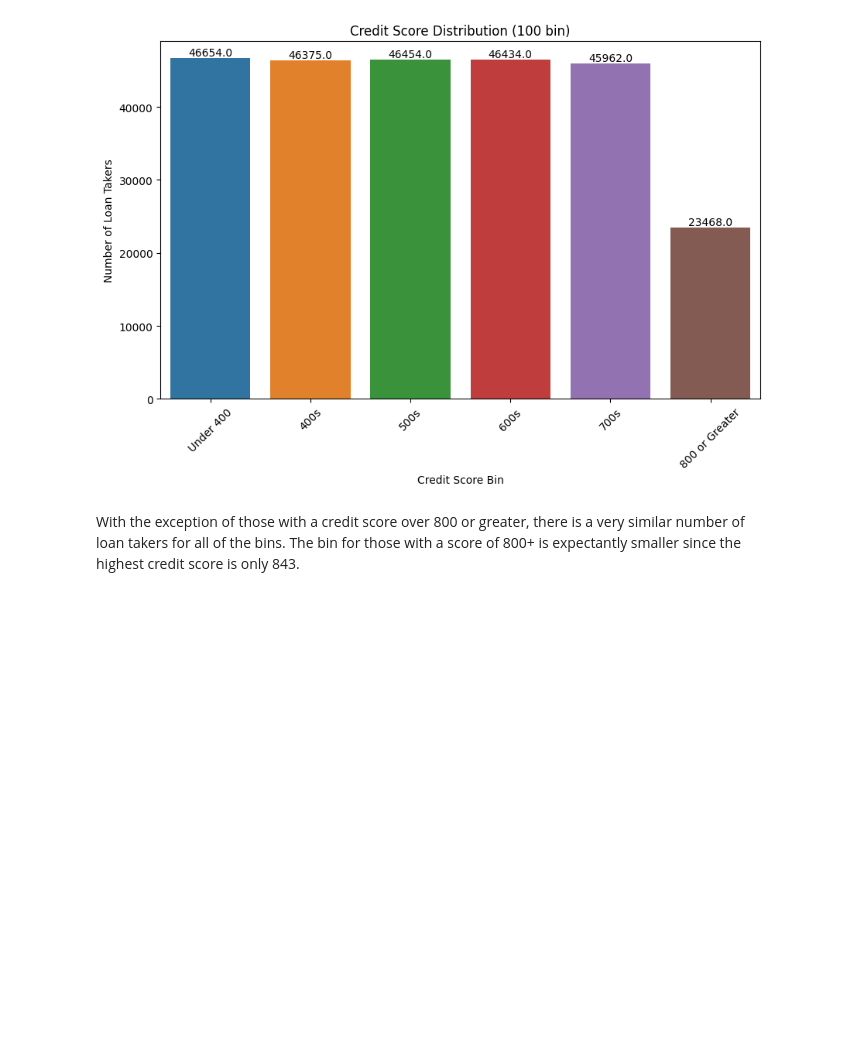
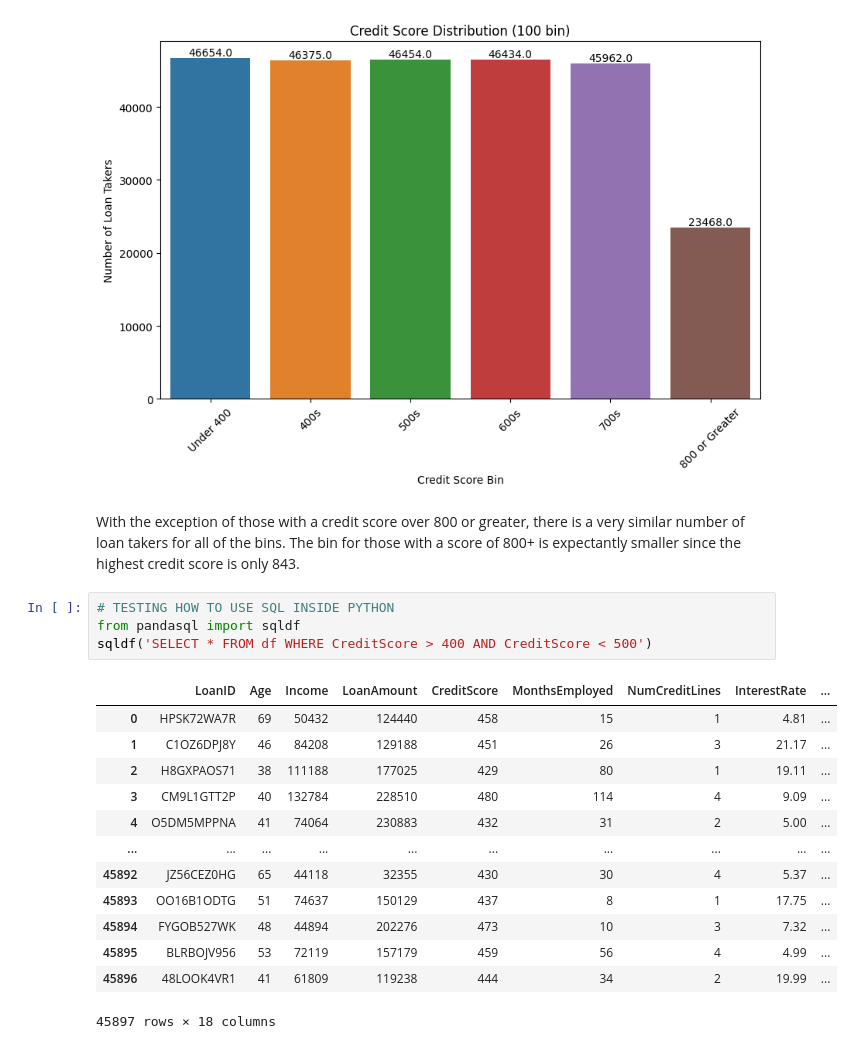
Before and after one commit to the-ethical-ai/Loan_default, a Jupyter notebook: loan_default_notebook.ipynb, the cells around one changed output. Cells and saved outputs as stored; diff of their text form; blank space fills up the shorter version.

```diff
--- a/loan_default_notebook.ipynb
+++ b/loan_default_notebook.ipynb
@@ -178,3 +178,21 @@ plt.show()
 With the exception of those with a credit score over 800 or greater, there is a very similar number of loan takers
 for all of the bins. The bin for those with a score of 800+ is expectantly smaller since the highest credit score is
 only 843.
+# %%
+# TESTING HOW TO USE SQL INSIDE PYTHON
+from pandasql import sqldf
+sqldf('SELECT * FROM df WHERE CreditScore > 400 AND CreditScore < 500')
+# %% [output]
+|  | LoanID | Age | Income | LoanAmount | CreditScore | MonthsEmployed | NumCreditLines | InterestRate | ... |
+| 0 | HPSK72WA7R | 69 | 50432 | 124440 | 458 | 15 | 1 | 4.81 | ... |
+| 1 | C1OZ6DPJ8Y | 46 | 84208 | 129188 | 451 | 26 | 3 | 21.17 | ... |
+| 2 | H8GXPAOS71 | 38 | 111188 | 177025 | 429 | 80 | 1 | 19.11 | ... |
+| 3 | CM9L1GTT2P | 40 | 132784 | 228510 | 480 | 114 | 4 | 9.09 | ... |
+| 4 | O5DM5MPPNA | 41 | 74064 | 230883 | 432 | 31 | 2 | 5.00 | ... |
+| ... | ... | ... | ... | ... | ... | ... | ... | ... | ... |
+| 45892 | JZ56CEZ0HG | 65 | 44118 | 32355 | 430 | 30 | 4 | 5.37 | ... |
+| 45893 | OO16B1ODTG | 51 | 74637 | 150129 | 437 | 8 | 1 | 17.75 | ... |
+| 45894 | FYGOB527WK | 48 | 44894 | 202276 | 473 | 10 | 3 | 7.32 | ... |
+| 45895 | BLRBOJV956 | 53 | 72119 | 157179 | 459 | 56 | 4 | 4.99 | ... |
+| 45896 | 48LOOK4VR1 | 41 | 61809 | 119238 | 444 | 34 | 2 | 19.99 | ... |
+45897 rows × 18 columns
```
